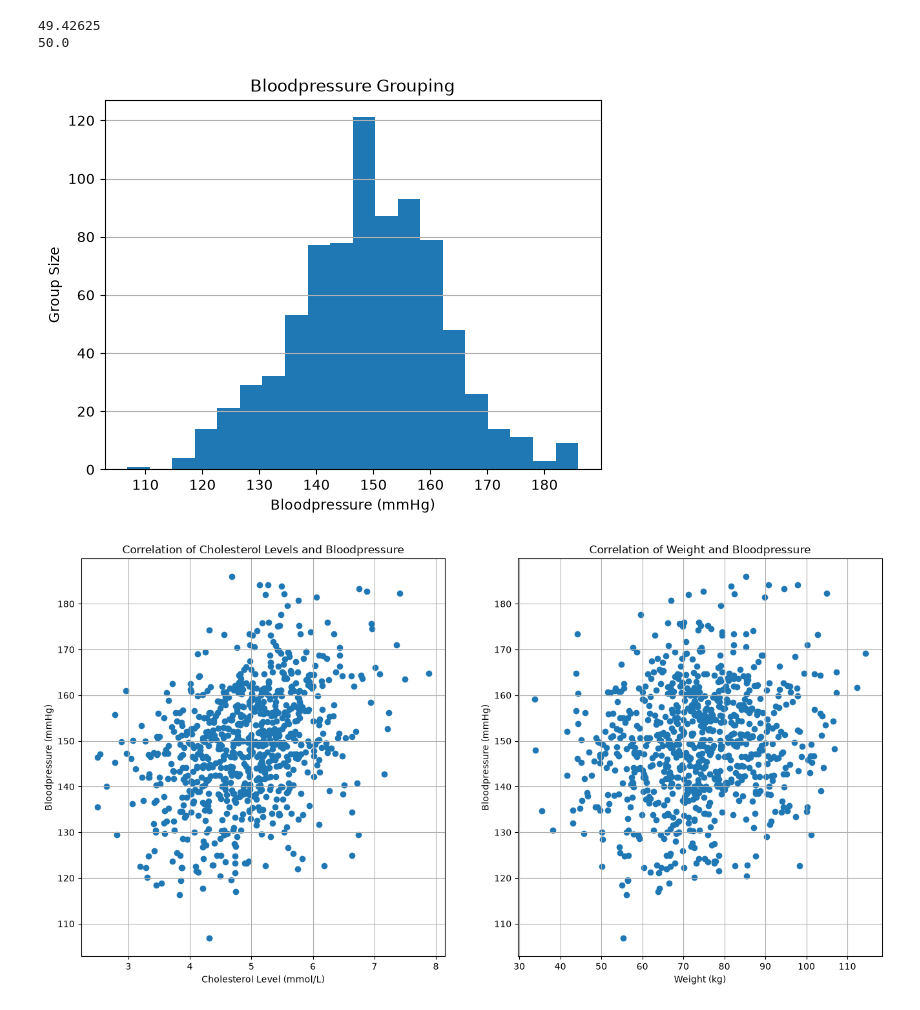
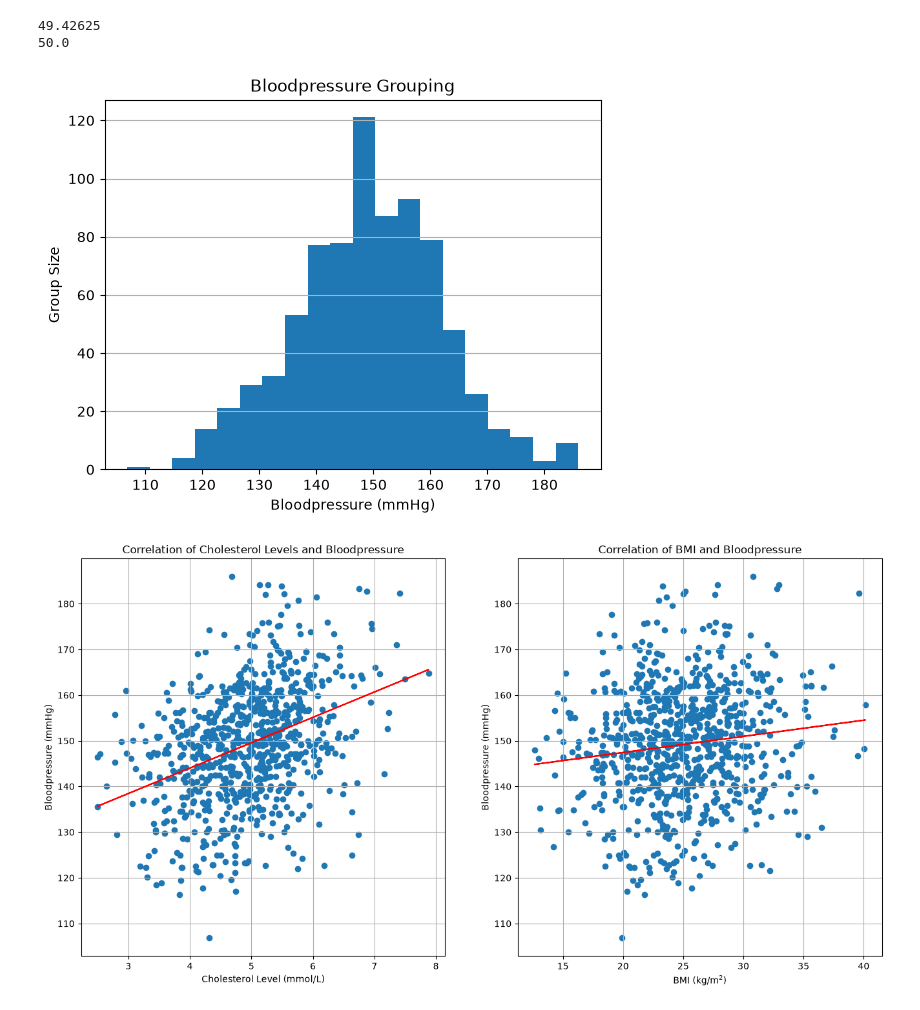
Before and after one commit to MattettaM/PythonInlamningsuppgift1, a Jupyter notebook: report.ipynb, the cells around one changed output. Drawn from its saved outputs; the diff is of its cells as text; code cells hidden in the pictures.

Commit message:
Docstrings and trend line on scatter plot

```diff
--- a/report.ipynb
+++ b/report.ipynb
@@ -1,24 +1,48 @@
 # %%
 import pandas as pd
 import matplotlib.pyplot as plt
 
-from src import io, viz
+from src import io_functions, viz
+from src.viz import GraphTexts
 
-df = pd.read_csv("data/health_study_dataset.csv")
+raw = pd.read_csv("data/health_study_dataset.csv")
+df = io_functions.clean_data(raw)
 
-print(io.mean(df["age"]))
-print(io.median(df["age"]))
+print(io_functions.mean(df["age"]))
+print(io_functions.median(df["age"]))
 
 fig, ax = plt.subplots()
-viz.hist(ax, df["systolic_bp"], 20, "Bloodpressure Grouping", "Bloodpressure (mmHg)", "Group Size")
+viz.hist(ax,
+         df["systolic_bp"],
+		 20,
+		 GraphTexts("Bloodpressure Grouping",
+		 "Bloodpressure (mmHg)",
+		 "Group Size"))
 plt.show()
 
-fig, axs = plt.subplots(1, 2, figsize=[16,8])
-viz.scatter(axs[0], df["cholesterol"], df["systolic_bp"], "Correlation of Cholesterol Levels and Bloodpressure", "Cholesterol Level (mmol/L)", "Bloodpressure (mmHg)")
-viz.scatter(axs[1], df["weight"], df["systolic_bp"], "Correlation of Weight and Bloodpressure", "Weight (kg)", "Bloodpressure (mmHg)")
+fig, axs = plt.subplots(1, 2, figsize=[16, 8])
+viz.scatter(axs[0],
+            df["cholesterol"],
+			df["systolic_bp"],
+			GraphTexts("Correlation of Cholesterol Levels and Bloodpressure",
+			           "Cholesterol Level (mmol/L)",
+					   "Bloodpressure (mmHg)"),
+			True)
+bmi = df["weight"] / ((df["height"] / 100) ** 2)
+viz.scatter(axs[1],
+            bmi,
+			df["systolic_bp"],
+			GraphTexts("Correlation of BMI and Bloodpressure",
+			           r"BMI (kg/m$^{2}$)",
+					   "Bloodpressure (mmHg)"),
+			True)
 plt.show()
+
+fig, ax = plt.subplots()
+smokers_by_sex = df.sort_values(["sex", "smoker"]).groupby(["sex", "smoker"])
+print(smokers_by_sex.head())
 # %% [output]
 49.42625
 50.0
 [figure]
-[figure, old version]
+[figure, new version]
```
Also changed, not shown: parts of 1 cell of this notebook, 5 other files.
